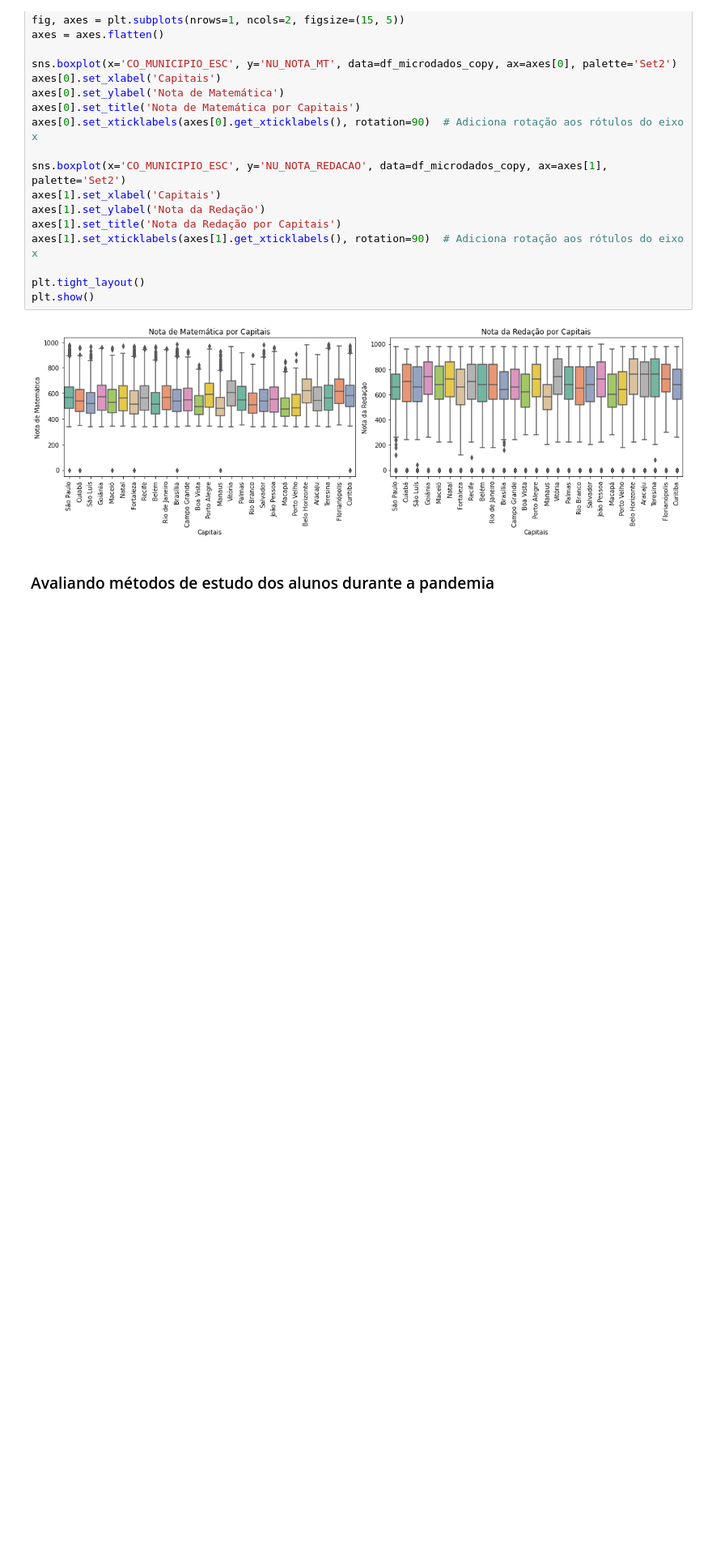
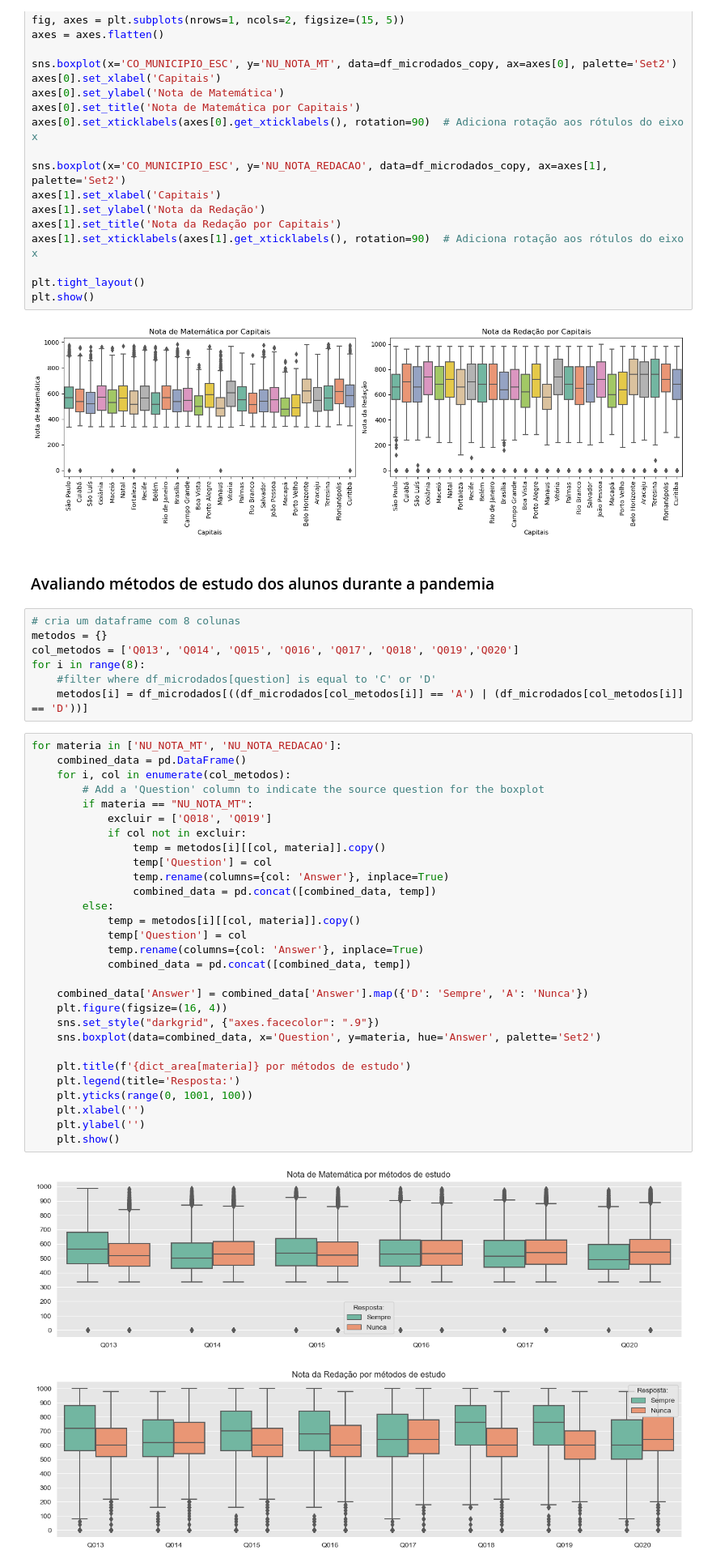
Before and after one commit to iaracastro/EducaODS-Enem, a Jupyter notebook: main.ipynb, the cells around one changed output. Shown: that part at 81% size. Saved outputs shown, nothing was run; the diff lists cells and outputs as text; blank space fills up the shorter version.

Commit message:
Update Graphs

```diff
--- a/main.ipynb
+++ b/main.ipynb
@@ -225,3 +227,42 @@ plt.show()
 [figure]
 # %% [markdown]
 ### Avaliando métodos de estudo dos alunos durante a pandemia
+# %%
+# cria um dataframe com 8 colunas
+metodos = {}
+col_metodos = ['Q013', 'Q014', 'Q015', 'Q016', 'Q017', 'Q018', 'Q019','Q020']
+for i in range(8):
+    #filter where df_microdados[question] is equal to 'C' or 'D'
+    metodos[i] = df_microdados[((df_microdados[col_metodos[i]] == 'A') | (df_microdados[col_metodos[i]] == 'D'))]
+# %%
+for materia in ['NU_NOTA_MT', 'NU_NOTA_REDACAO']:
+    combined_data = pd.DataFrame()
+    for i, col in enumerate(col_metodos):
+        # Add a 'Question' column to indicate the source question for the boxplot
+        if materia == "NU_NOTA_MT":
+            excluir = ['Q018', 'Q019']
+            if col not in excluir:
+                temp = metodos[i][[col, materia]].copy()
+                temp['Question'] = col
+                temp.rename(columns={col: 'Answer'}, inplace=True)
+                combined_data = pd.concat([combined_data, temp])
+        else:
+            temp = metodos[i][[col, materia]].copy()
+            temp['Question'] = col
+            temp.rename(columns={col: 'Answer'}, inplace=True)
+            combined_data = pd.concat([combined_data, temp])
+
+    combined_data['Answer'] = combined_data['Answer'].map({'D': 'Sempre', 'A': 'Nunca'})
+    plt.figure(figsize=(16, 4))
+    sns.set_style("darkgrid", {"axes.facecolor": ".9"})
+    sns.boxplot(data=combined_data, x='Question', y=materia, hue='Answer', palette='Set2')
+
+    plt.title(f'{dict_area[materia]} por métodos de estudo')
+    plt.legend(title='Resposta:')
+    plt.yticks(range(0, 1001, 100))
+    plt.xlabel('')
+    plt.ylabel('')
+    plt.show()
+# %% [output]
+[figure, added]
+[figure, added]
```
Also changed, not shown: parts of 10 cells of this notebook.
